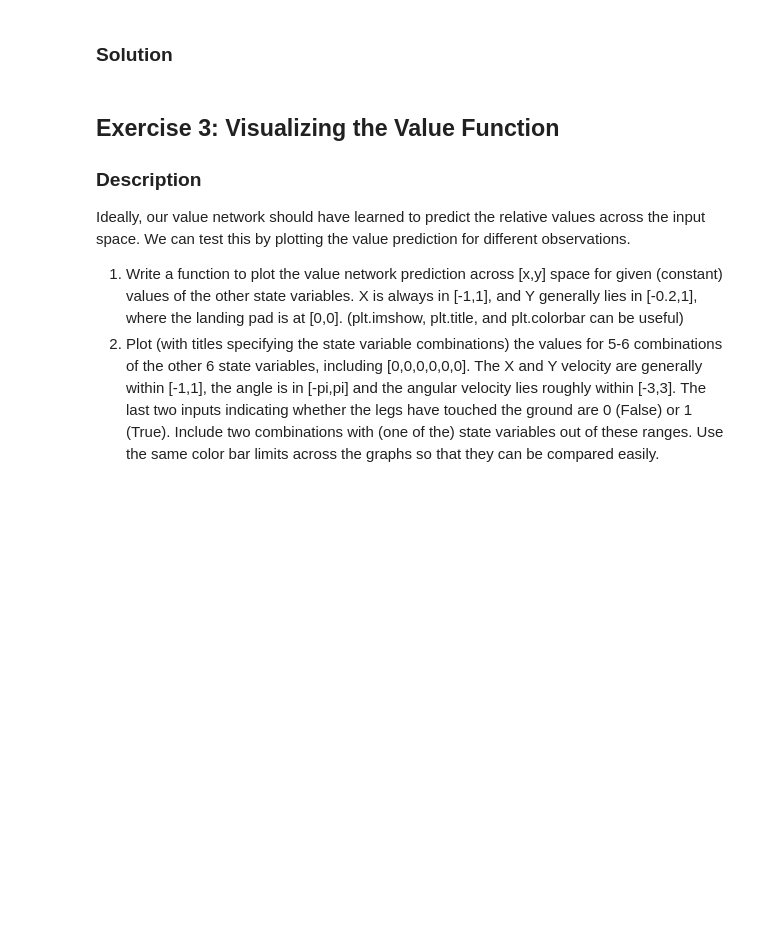
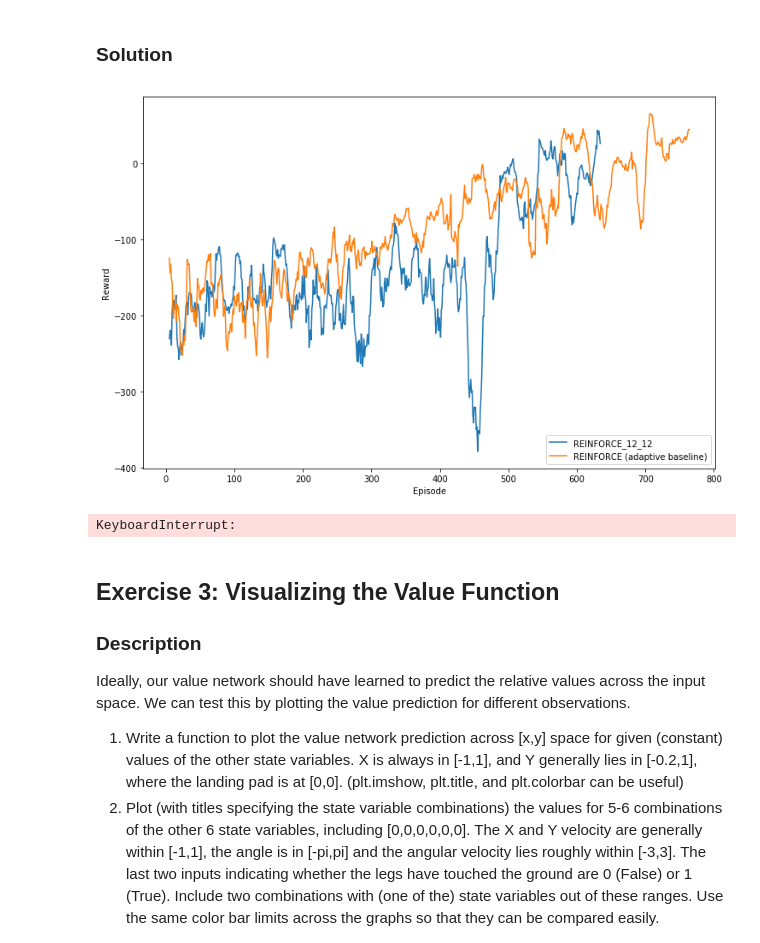
Before and after one commit to franckdess/ANN_Project3-Reinforcement_Learning, a Jupyter notebook: miniproject3_2019.ipynb, the cells around one changed output. Drawn from its saved outputs; the diff is of its cells as text; code cells hidden in the pictures; blank space fills up the shorter version.

```diff
--- a/miniproject3_2019.ipynb
+++ b/miniproject3_2019.ipynb
@@ -428,9 +448,12 @@ TECHNICAL NOTE: Some textbooks may refer to this approach as "Actor-Critic", whe
 # %% [markdown]
 ### Solution
 # %%
-value_learning_rate = None
+value_learning_rate = 0.05
 episodes, d_model = run_experiment("REINFORCE (adaptive baseline)", discrete_env, num_episodes, policy_learning_rate,
                                    value_learning_rate, baseline='adaptive')
+# %% [output]
+[figure, added]
+KeyboardInterrupt:
 # %%
 render(episodes[-1], discrete_env)
 # %% [markdown]
```
Also changed, not shown: parts of 4 cells of this notebook.
